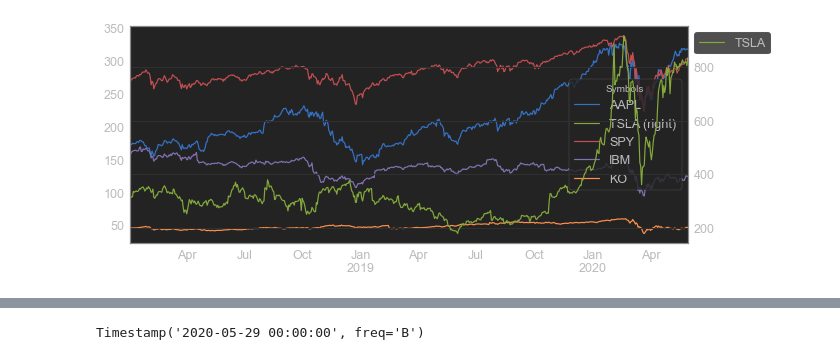
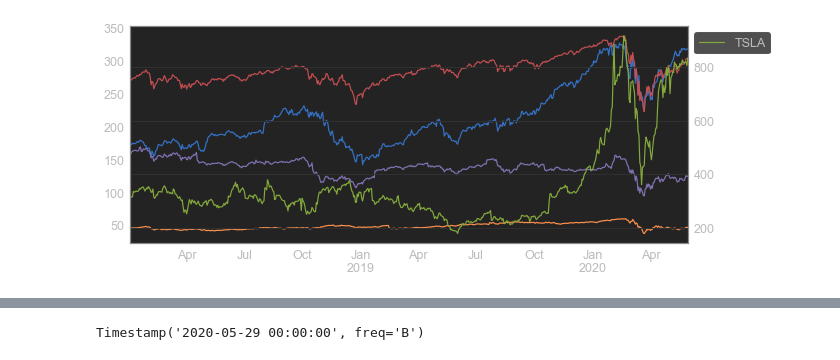
Before and after one commit to AndC314/Tether_SMA_trading, a Jupyter notebook: Trading-ticker.ipynb, the cells around one changed output, grey strips where cells are left out. Cells and saved outputs as stored; diff of their text form; code cells hidden in the pictures.

```diff
--- a/Trading-ticker.ipynb
+++ b/Trading-ticker.ipynb
@@ -22,7 +22,7 @@ all_weekdays = pd.date_range(start=start_date, end=end_date, freq='B')
 close = close.reindex(all_weekdays)
 close = close.fillna(method='ffill').dropna()
 # %%
-close.plot(figsize=(10,4),secondary_y=['TSLA'])
+close.plot(figsize=(10,4),secondary_y=['TSLA'],legend=None)
 plt.legend(bbox_to_anchor=(1,1));
 # %% [output]
-[figure, old version]
+[figure, new version]
```
Also changed, not shown: parts of 15 cells of this notebook.
